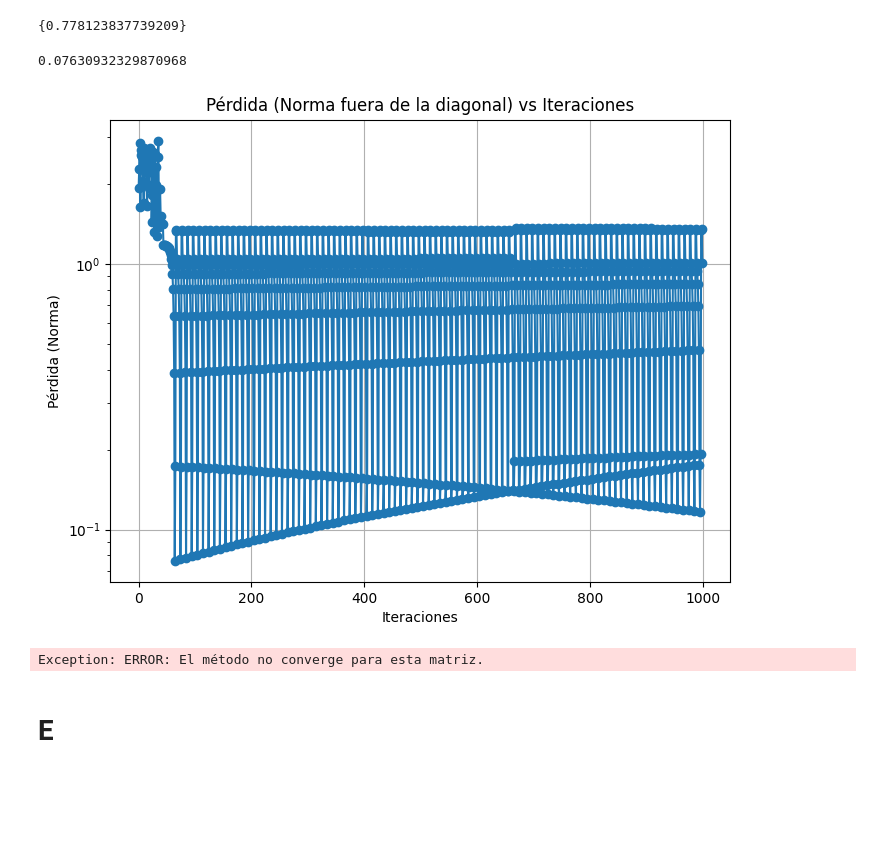
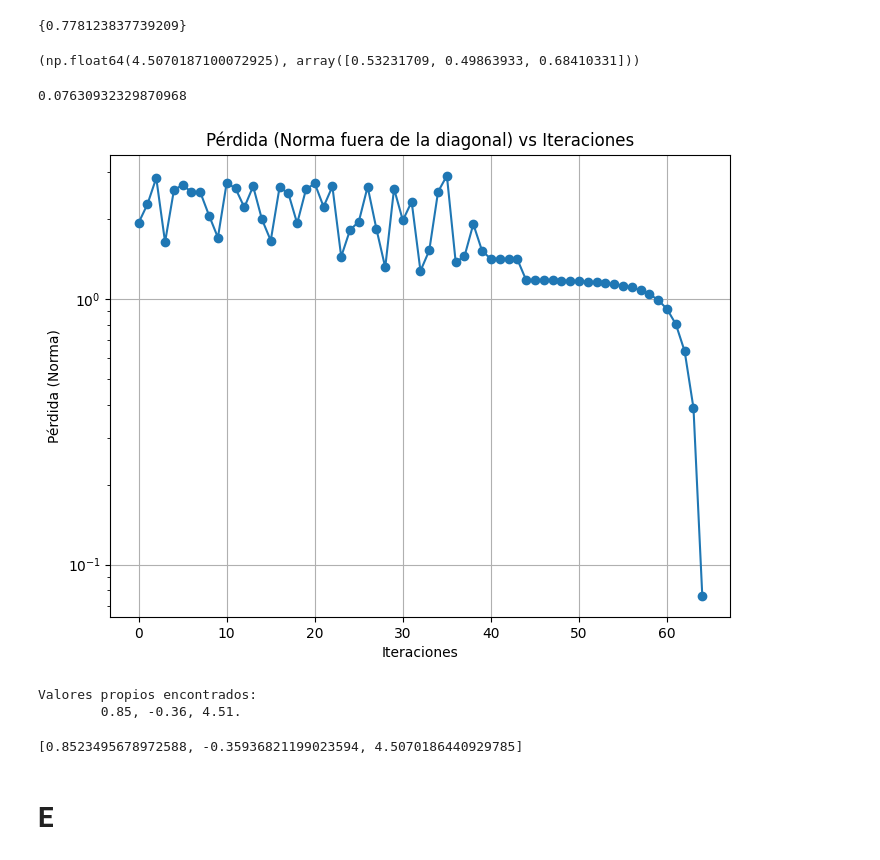
Before and after one commit to unalmedmathnum/Hernandez-Montoya-Mora-Robledo-Usuga, a Jupyter notebook: experimentos.ipynb, the cells around one changed output. Saved outputs shown, nothing was run; the diff lists cells and outputs as text; code cells hidden in the pictures; blank space fills up the shorter version.

```diff
--- a/experimentos.ipynb
+++ b/experimentos.ipynb
@@ -103,11 +115,17 @@ El polinomio característico de la matriz es:
 
 Raíces encontradas = Valores propios encontrados: {0.778123837739209}
 {0.778123837739209}
+# %%
+power_method(matrices['D'])
+# %% [output]
+(np.float64(4.5070187100072925), array([0.53231709, 0.49863933, 0.68410331]))
 # %%
-QRDecomposition(matrices['D'], use_shift=True).main()
+QRDecomposition(matrices['D']).main()
 # %% [output]
 0.07630932329870968
-[figure, old version]
+[figure, new version]
-Exception: ERROR: El método no converge para esta matriz.
+Valores propios encontrados:
+        0.85, -0.36, 4.51.
+[0.8523495678972588, -0.35936821199023594, 4.5070186440929785]
 # %% [markdown]
 # E
```
Also changed, not shown: parts of 18 cells of this notebook, 2 other files.
